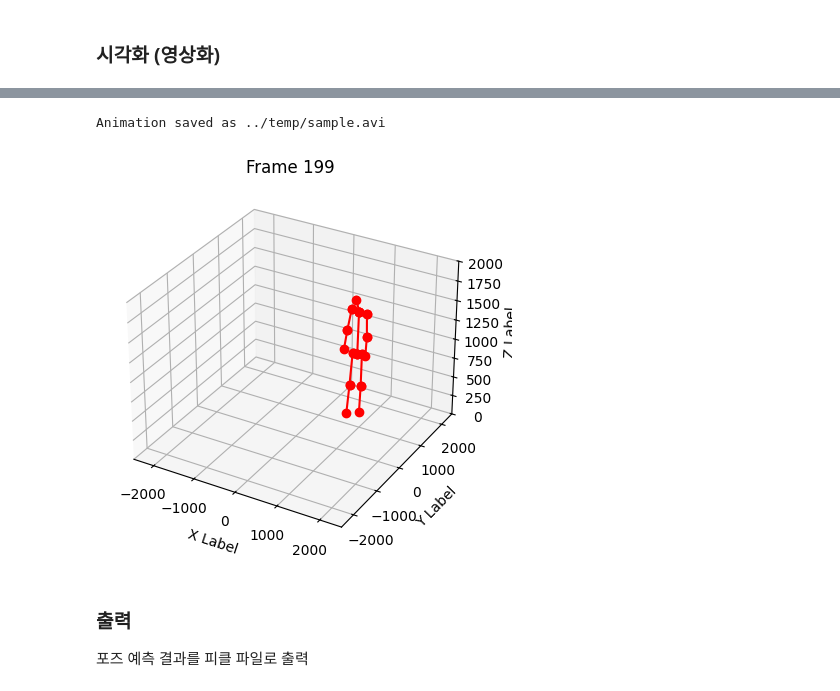
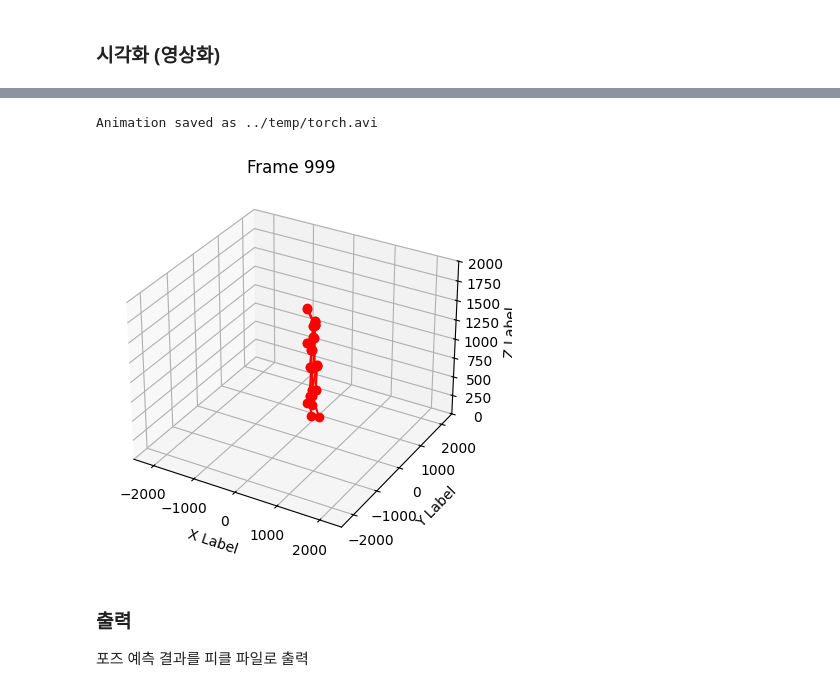
Before and after one commit to tabsanro/selfpose3d_ui, a Jupyter notebook: modules/SelfPose3d/tools/pose_inference.ipynb, the cells around one changed output, grey strips where cells are left out. Saved outputs shown, nothing was run; the diff lists cells and outputs as text; code cells hidden in the pictures.

```diff
--- a/modules/SelfPose3d/tools/pose_inference.ipynb
+++ b/modules/SelfPose3d/tools/pose_inference.ipynb
@@ -212,7 +214,7 @@ stream = torch.cuda.Stream()
 start = time.time()
 for i in range(501):
     with torch.cuda.stream(stream):
-        backbone_x = torch.rand((1, 3, 540, 960), device='cuda')
+        backbone_x = torch.rand((1, 3, 512, 960), device='cuda')
         backbone(backbone_x)
 continue_time1 = time.time() - start
 print("backbone fps : ", 500 / continue_time1)
@@ -220,7 +222,7 @@ print("backbone fps : ", 500 / continue_time1)
 start = time.time()
 for i in range(501):
     with torch.cuda.stream(stream):
-        backbone_x = torch.rand((1, 3, 540, 960), device='cuda')
+        backbone_x = torch.rand((1, 3, 512, 960), device='cuda')
         backbone_trt(backbone_x)
 continue_time2 = time.time() - start
 print("backbone_trt fps : ", 500 / continue_time2)
@@ -277,6 +279,23 @@ TensorRT acceleration rate : 62.26 %
 # %%
-start_idx = 0   # 시작 프레임 인덱스
-end_idx = None  # 끝 프레임 인덱스, None일 경우 마지막까지
+import torch
+from torch2trt import TRTModule
+
+# 사용자 정의 CUDA 스트림 생성
+# stream = torch.cuda.Stream()
+
+start_idx = 2000   # 시작 프레임 인덱스
+end_idx = 3000  # 끝 프레임 인덱스, None일 경우 마지막까지
+
+# TensorRT 모델 불러오기
+# backbone_trt = TRTModule()
+# root_v2v_net_trt = TRTModule()
+# pose_v2v_net_trt = TRTModule()
+# backbone_trt.load_state_dict(torch.load("backbone_trt.pth", weights_only=False))
+# root_v2v_net_trt.load_state_dict(torch.load("root_v2v_net_trt.pth", weights_only=False))
+# pose_v2v_net_trt.load_state_dict(torch.load("pose_v2v_net_trt.pth", weights_only=False))
+# model.module.backbone = backbone_trt
+# model.module.root_net.v2v_net = root_v2v_net_trt
+# model.module.pose_net.v2v_net = pose_v2v_net_trt
 
 test_dataset_cv2 = POCdatasetCV2(
     config, transforms.Compose([
@@ -295,13 +314,12 @@ model.eval()
 preds, roots = [], []
 feature_spaces = []
 with torch.no_grad():
-    for inputs, meta in tqdm(test_loader_cv2):
-        pred, heatmaps, grid_centers, root_cubes = model(views1=inputs, meta1=meta, inference=True)
+    for transed_frames, meta in (pbar := tqdm(test_loader_cv2)):
+        # with torch.cuda.stream(stream):
+        pred, _, heatmaps, grid_centers, _ = model(views1=transed_frames, meta1=meta, distance=None)
 
         pred = pred.detach().cpu().numpy()
         root = grid_centers.detach().cpu().numpy()
-        root_cubes = root_cubes.detach().cpu().numpy()
         for b in range(pred.shape[0]):
             preds.append(pred[b])
             roots.append(root[b])
-            feature_spaces.append(root_cubes[b])
@@ -438,8 +593,8 @@ def update_plot(frame_num, ax, fig, pred):
         #     continue
         if pose[2][3] == -1:
             continue
-        if min(pose[8][2], pose[14][2]) < 0 or min(pose[8][2], pose[14][2]) > 150:
-            continue
+        # if min(pose[8][2], pose[14][2]) < 0 or min(pose[8][2], pose[14][2]) > 150:
+        #     continue
 
         x = pose[:, 0]
         y = pose[:, 1]
@@ -451,36 +606,36 @@ def update_plot(frame_num, ax, fig, pred):
             joint1, joint2 = limb
             x_values = [pose[joint1][0], pose[joint2][0]]
             y_values = [pose[joint1][1], pose[joint2][1]]
             z_values = [pose[joint1][2], pose[joint2][2]]
             ax.plot(x_values, y_values, z_values, 'ro-')
 
     ax.set_xlabel('X Label')
     ax.set_ylabel('Y Label')
     ax.set_zlabel('Z Label')
     ax.set_title(f'Frame {frame_num}')
     ax.set_xlim(-2500, 2500)  # x축 범위 설정
     ax.set_ylim(-2500, 2500)  # y축 범위 설정
     ax.set_zlim(0, 2000)  # z축 범위 설정
 
 fig = plt.figure()
 ax = fig.add_subplot(111, projection='3d')
 
 
-outfile = '../temp/sample.avi'
+outfile = '../temp/torch.avi'
 writer = imageio.get_writer(outfile, fps=15)
 
 for i, pred in enumerate(preds):
     update_plot(i, ax, fig, pred)
     fig.canvas.draw()
     frame = np.array(fig.canvas.renderer.buffer_rgba())
     writer.append_data(frame)
 
 writer.close()
 
 print(f'Animation saved as {outfile}')
 # %% [output]
-Animation saved as ../temp/sample.avi
+Animation saved as ../temp/torch.avi
-[figure, old version]
+[figure, new version]
 # %% [markdown]
 ### 출력
 포즈 예측 결과를 피클 파일로 출력
```
Also changed, not shown: parts of 6 cells of this notebook, 5 other files.
